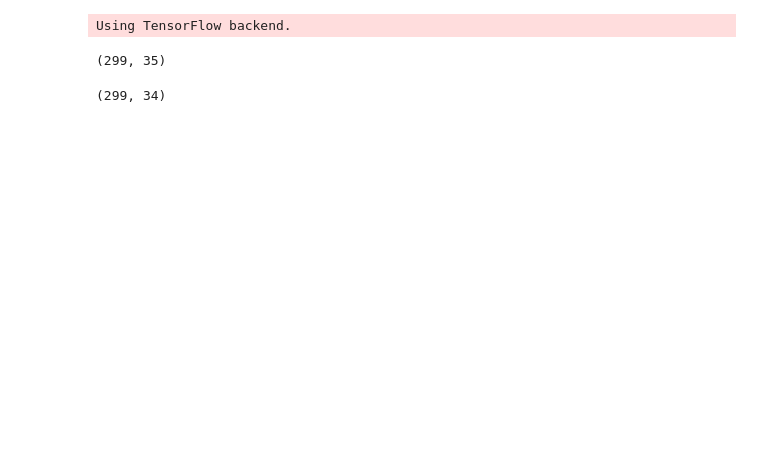
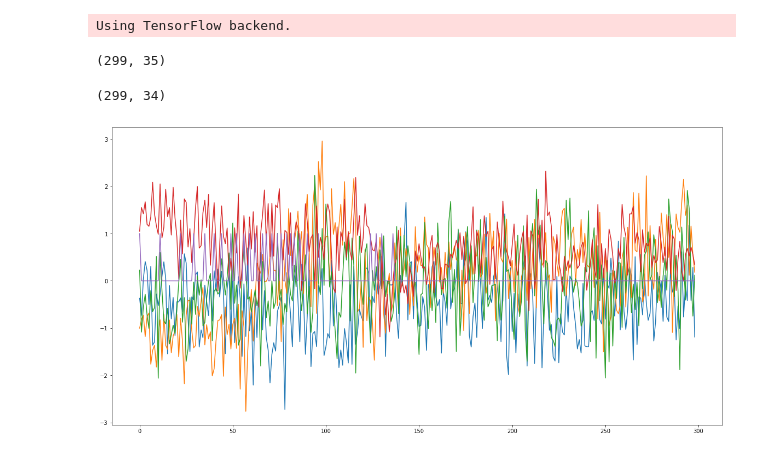
Before and after one commit to AppliedDataSciencePartners/WorldModels, a Jupyter notebook: check_rnn.ipynb, the cells around one changed output. Drawn from its saved outputs; the diff is of its cells as text; code cells hidden in the pictures; blank space fills up the shorter version.

```diff
--- a/check_rnn.ipynb
+++ b/check_rnn.ipynb
@@ -109,6 +111,14 @@ def sample_next_mdn_output(obs):
         next_done = False
 
     return next_z, next_reward, next_done, chosen_mu, chosen_sigma, chosen_pi
+# %%
+
+b = np.swapaxes(rnn_output[1],0,1)
+plt.figure(figsize=(20,10))
+for i in [15,22,23,27,32]:
+    plt.plot( b[i,:])
+# %% [output]
+[figure, added]
 # %%
 idx = 75
 obs = rnn_input[0][idx]
```
Also changed, not shown: parts of 12 cells of this notebook, 7 other files.
